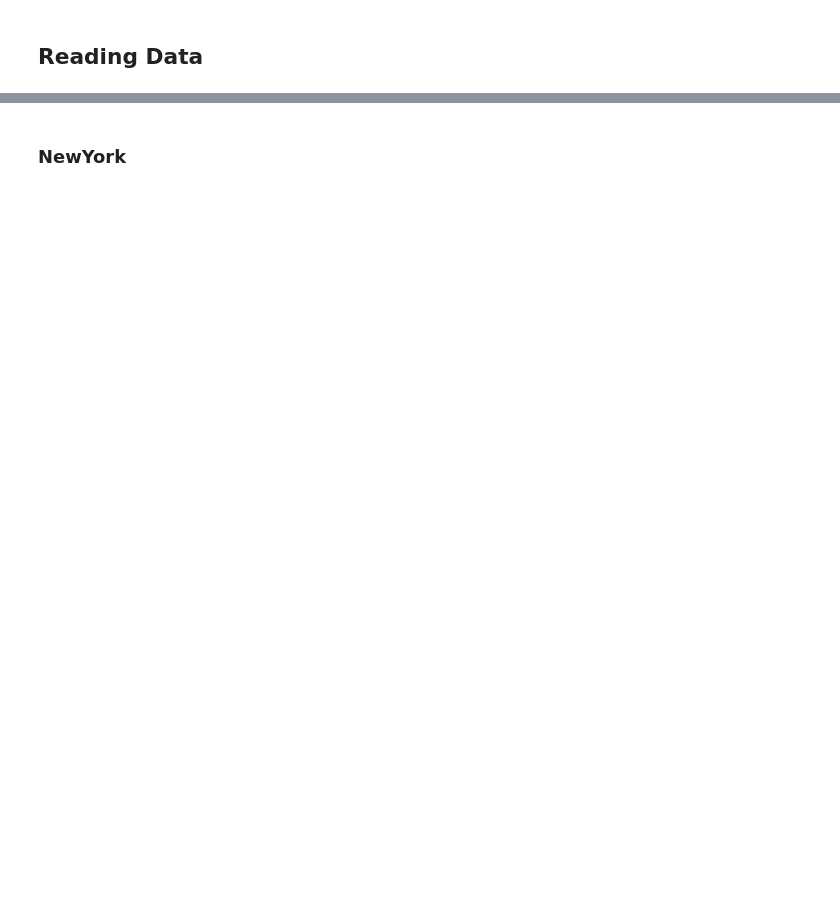
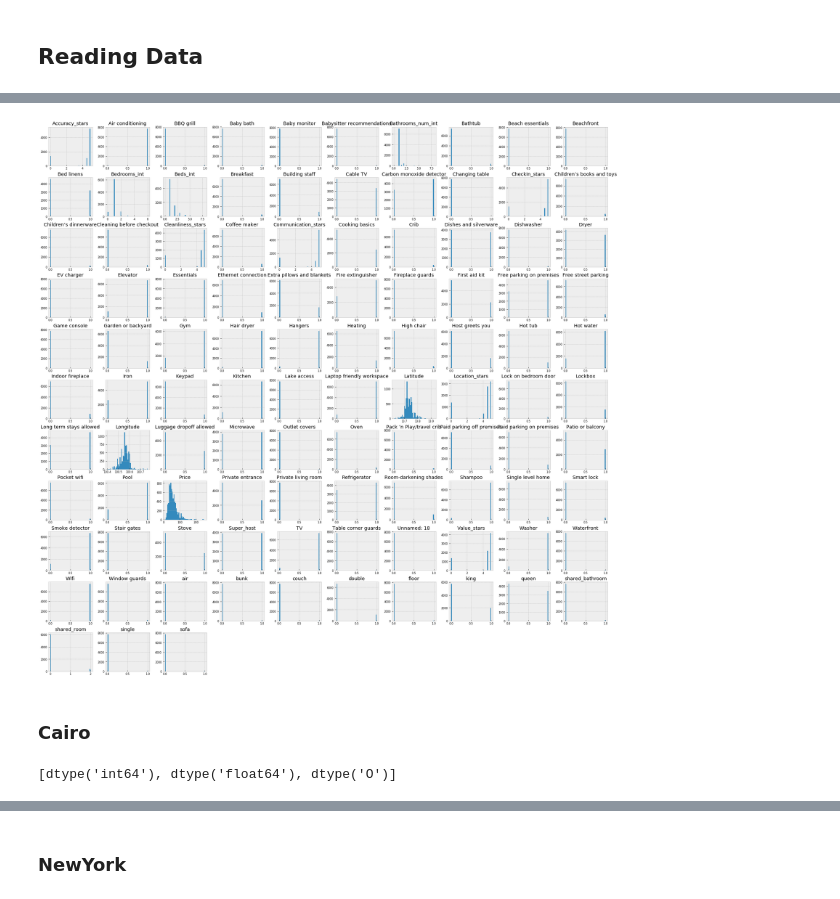
Before and after one commit to nickbent/AirBnB, a Jupyter notebook: notebooks/Exploratory Data Analysis.ipynb, the cells around one changed output, grey strips where cells are left out. Drawn from its saved outputs; the diff is of its cells as text; code cells hidden in the pictures; blank space fills up the shorter version.

```diff
--- a/notebooks/Exploratory Data Analysis.ipynb
+++ b/notebooks/Exploratory Data Analysis.ipynb
@@ -26,0 +58,3 @@ from bnb.data_analysis.analyze import group_by_date
+# %%
+BangkokData = read_csvfile(Bangkok_CSV)
+BangkokData.info()
@@ -26,0 +100,12 @@ from bnb.data_analysis.analyze import group_by_date
+# %%
+BangkokData_num = BangkokData.select_dtypes(include = ['float64', 'int64'])
+# %%
+BangkokData_num.hist(figsize=(30, 30), bins=50, xlabelsize=8, ylabelsize=8);
+# %% [output]
+[figure, added]
+# %% [markdown]
+### Cairo
+# %%
+list(set(CairoData.dtypes.tolist()))
+# %% [output]
+[dtype('int64'), dtype('float64'), dtype('O')]
```
Also changed, not shown: parts of 104 cells of this notebook, 1 other file.
